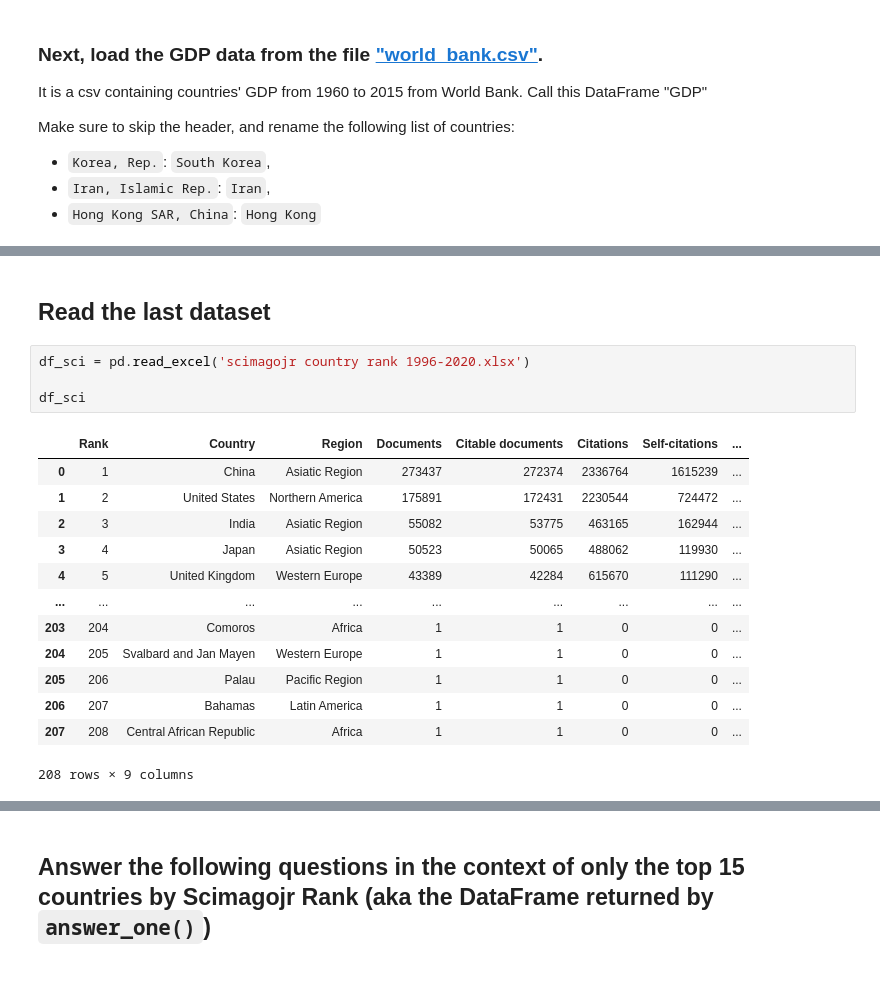
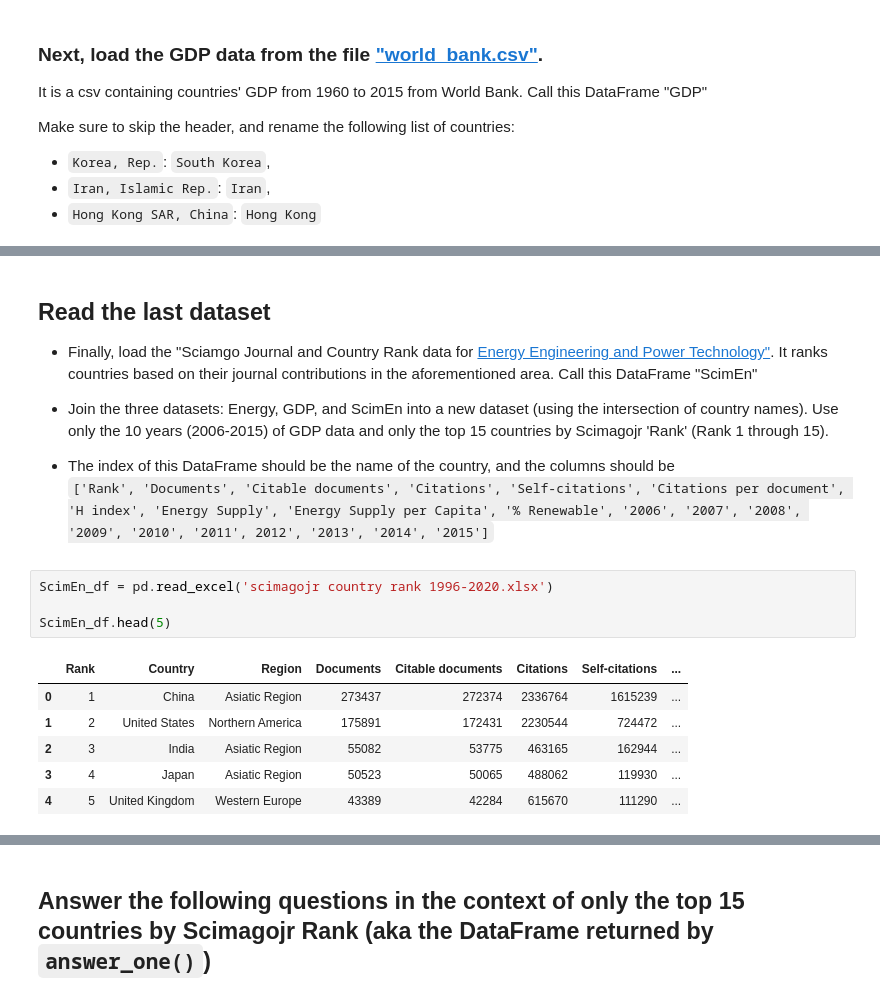
Before and after one commit to MykolaHavrylov/DS_kemp, a Jupyter notebook: lesson_3_pandas/lesson_3_hometask_pandas .ipynb, the cells around one changed output, grey strips where cells are left out. Saved outputs shown, nothing was run; the diff lists cells and outputs as text.

```diff
--- a/lesson_3_pandas/lesson_3_hometask_pandas .ipynb
+++ b/lesson_3_pandas/lesson_3_hometask_pandas .ipynb
@@ -188,20 +204,21 @@ KeyError: 'Country'
-# %% [markdown]
-## Read the last dataset
+# %% [markdown]
+## Read the last dataset
+- Finally, load the "Sciamgo Journal and Country Rank data for [Energy Engineering and Power Technology"](http://www.scimagojr.com/countryrank.php?category=2102). It ranks countries based on their journal contributions in the aforementioned area. Call this DataFrame "ScimEn"
+
+
+- Join the three datasets: Energy, GDP, and ScimEn into a new dataset (using the intersection of country names). Use only the 10 years (2006-2015) of GDP data and only the top 15 countries by Scimagojr 'Rank' (Rank 1 through 15).
+
+
+- The index of this DataFrame should be the name of the country, and the columns should be<br>
+`['Rank', 'Documents', 'Citable documents', 'Citations', 'Self-citations', 'Citations per document', 'H index', 'Energy Supply', 'Energy Supply per Capita', '% Renewable', '2006', '2007', '2008', '2009', '2010', '2011', 2012', '2013', '2014', '2015']`
 # %%
-df_sci = pd.read_excel('scimagojr country rank 1996-2020.xlsx')
+ScimEn_df = pd.read_excel('scimagojr country rank 1996-2020.xlsx')
 
-df_sci
+ScimEn_df.head(5)
 # %% [output]
 |  | Rank | Country | Region | Documents | Citable documents | Citations | Self-citations | ... |
 | 0 | 1 | China | Asiatic Region | 273437 | 272374 | 2336764 | 1615239 | ... |
 | 1 | 2 | United States | Northern America | 175891 | 172431 | 2230544 | 724472 | ... |
 | 2 | 3 | India | Asiatic Region | 55082 | 53775 | 463165 | 162944 | ... |
 | 3 | 4 | Japan | Asiatic Region | 50523 | 50065 | 488062 | 119930 | ... |
 | 4 | 5 | United Kingdom | Western Europe | 43389 | 42284 | 615670 | 111290 | ... |
-| ... | ... | ... | ... | ... | ... | ... | ... | ... |
-| 203 | 204 | Comoros | Africa | 1 | 1 | 0 | 0 | ... |
-| 204 | 205 | Svalbard and Jan Mayen | Western Europe | 1 | 1 | 0 | 0 | ... |
-| 205 | 206 | Palau | Pacific Region | 1 | 1 | 0 | 0 | ... |
-| 206 | 207 | Bahamas | Latin America | 1 | 1 | 0 | 0 | ... |
-| 207 | 208 | Central African Republic | Africa | 1 | 1 | 0 | 0 | ... |
-208 rows × 9 columns
```
Also changed, not shown: parts of 23 cells of this notebook.
